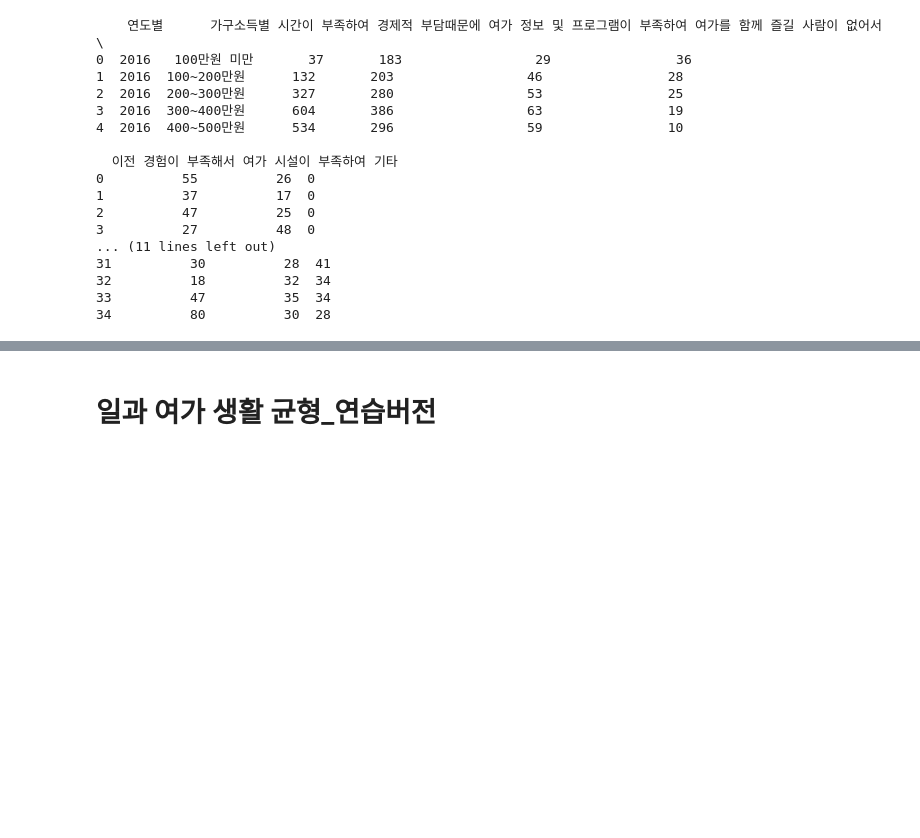
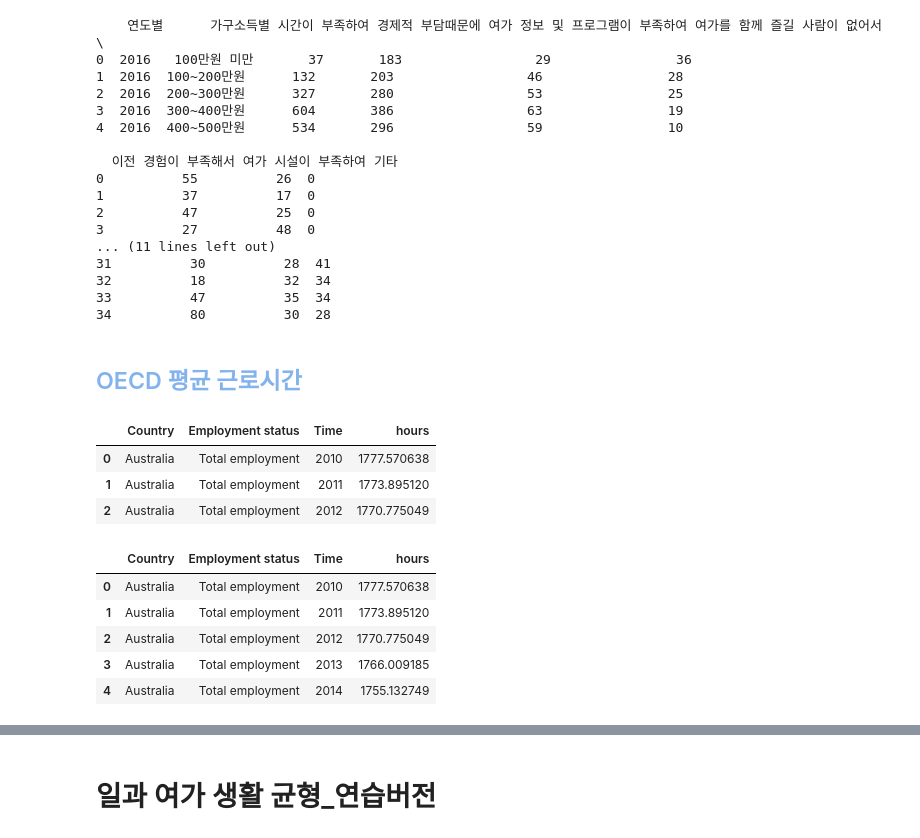
Before and after one commit to nyeokinyeoki/Toy-Projects-with-Tableau, a Jupyter notebook: Side_pro_leis.ipynb, the cells around one changed output, grey strips where cells are left out. Saved outputs shown, nothing was run; the diff lists cells and outputs as text; code cells hidden in the pictures; blank space fills up the shorter version.

Commit message:
oecd 평균 근로 시간 삽입

```diff
--- a/Side_pro_leis.ipynb
+++ b/Side_pro_leis.ipynb
@@ -612,3 +612,27 @@ print(unsat_leis_age.tail())
 32          18          32  34
 33          47          35  34
 34          80          30  28
+# %% [markdown]
+## <font color="#82B3ED"> OECD 평균 근로시간 </font>
+# %%
+avg_workt_oecd = pd.read_csv("G:/내 드라이브/취미/ANHRS_25052023055022396.csv", sep="\t", encoding="cp949")
+# avg_workt_oecd.info()
+# avg_workt_oecd.head()
+# %%
+avg_workt_oecd.rename({"Value":"hours"}, axis=1, inplace=True)
+avg_workt_oecd.head(3)
+# %% [output]
+|  | Country | Employment status | Time | hours |
+| 0 | Australia | Total employment | 2010 | 1777.570638 |
+| 1 | Australia | Total employment | 2011 | 1773.895120 |
+| 2 | Australia | Total employment | 2012 | 1770.775049 |
+# %%
+avg_workt_oecd = avg_workt_oecd[avg_workt_oecd["Employment status"] == "Total employment"]
+avg_workt_oecd.head()
+# %% [output]
+|  | Country | Employment status | Time | hours |
+| 0 | Australia | Total employment | 2010 | 1777.570638 |
+| 1 | Australia | Total employment | 2011 | 1773.895120 |
+| 2 | Australia | Total employment | 2012 | 1770.775049 |
+| 3 | Australia | Total employment | 2013 | 1766.009185 |
+| 4 | Australia | Total employment | 2014 | 1755.132749 |
```
Also changed, not shown: parts of 1 cell of this notebook.
